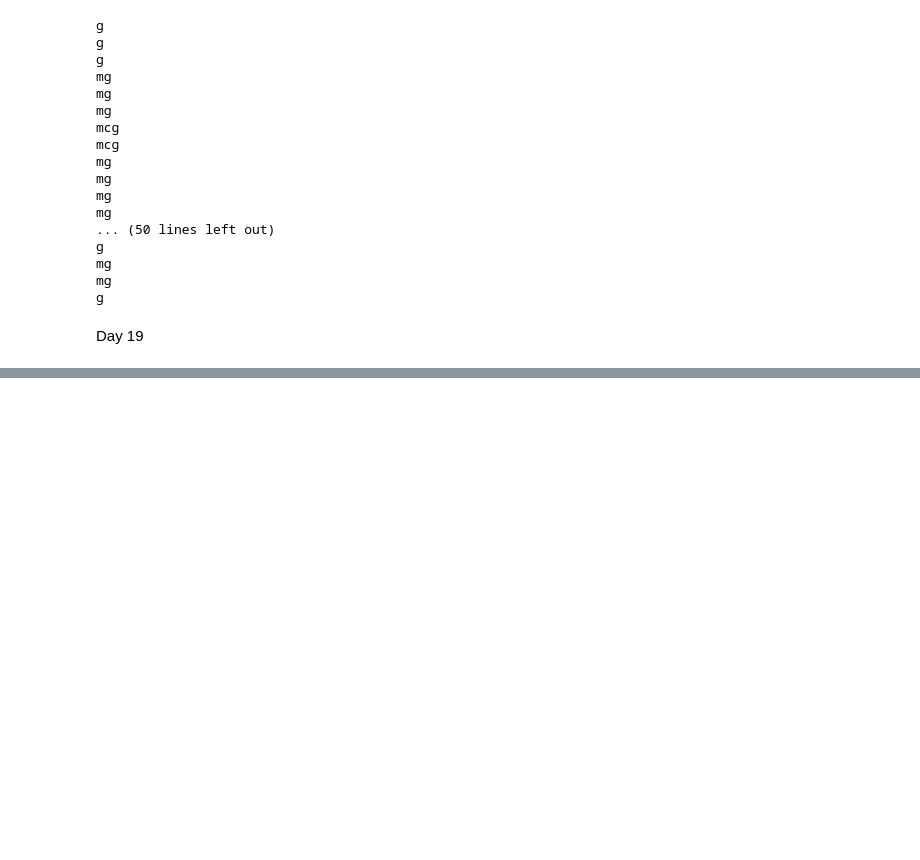
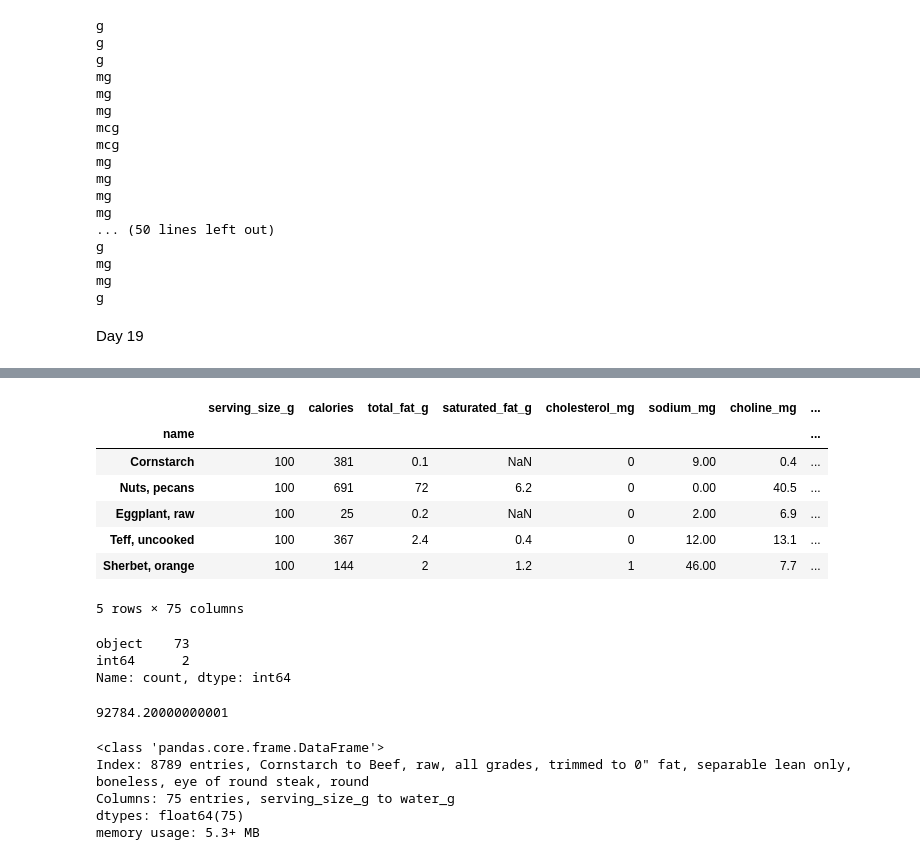
Before and after one commit to anup-byte/Pandas_Dataframe, a Jupyter notebook: Day18.ipynb, the cells around one changed output, grey strips where cells are left out. Drawn from its saved outputs; the diff is of its cells as text; code cells hidden in the pictures; blank space fills up the shorter version.

```diff
--- a/Day18.ipynb
+++ b/Day18.ipynb
@@ -166,0 +237,17 @@ Day 19
+# %%
+nutrition.head()
+# %% [output]
+|  | serving_size_g | calories | total_fat_g | saturated_fat_g | cholesterol_mg | sodium_mg | choline_mg | ... |
+| name |  |  |  |  |  |  |  | ... |
+| Cornstarch | 100 | 381 | 0.1 | NaN | 0 | 9.00 | 0.4 | ... |
+| Nuts, pecans | 100 | 691 | 72 | 6.2 | 0 | 0.00 | 40.5 | ... |
+| Eggplant, raw | 100 | 25 | 0.2 | NaN | 0 | 2.00 | 6.9 | ... |
+| Teff, uncooked | 100 | 367 | 2.4 | 0.4 | 0 | 12.00 | 13.1 | ... |
+| Sherbet, orange | 100 | 144 | 2 | 1.2 | 1 | 46.00 | 7.7 | ... |
+5 rows × 75 columns
+# %%
+nutrition.dtypes.value_counts()
+# %% [output]
+object    73
+int64      2
+Name: count, dtype: int64
@@ -166,0 +256,12 @@ Day 19
+# %%
+nutrition.total_fat_g.sum()
+# %% [output]
+92784.20000000001
+# %%
+nutrition.info(verbose=False)
+# %% [output]
+<class 'pandas.core.frame.DataFrame'>
+Index: 8789 entries, Cornstarch to Beef, raw, all grades, trimmed to 0" fat, separable lean only, boneless, eye of round steak, round
+Columns: 75 entries, serving_size_g to water_g
+dtypes: float64(75)
+memory usage: 5.3+ MB
```
Also changed, not shown: parts of 11 cells of this notebook.
